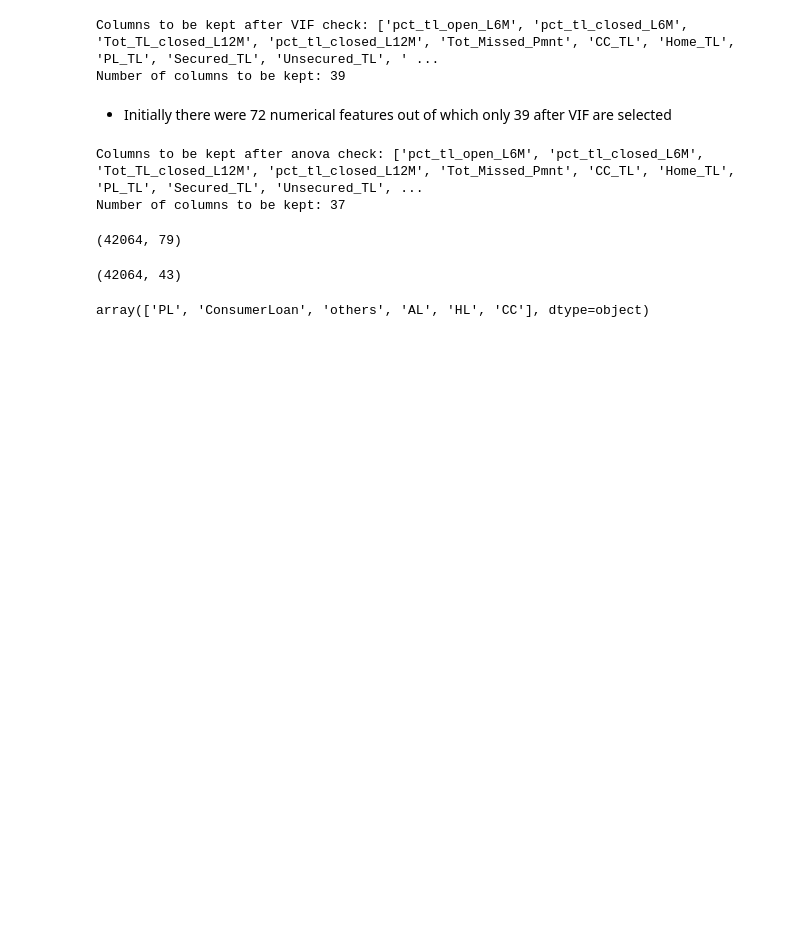
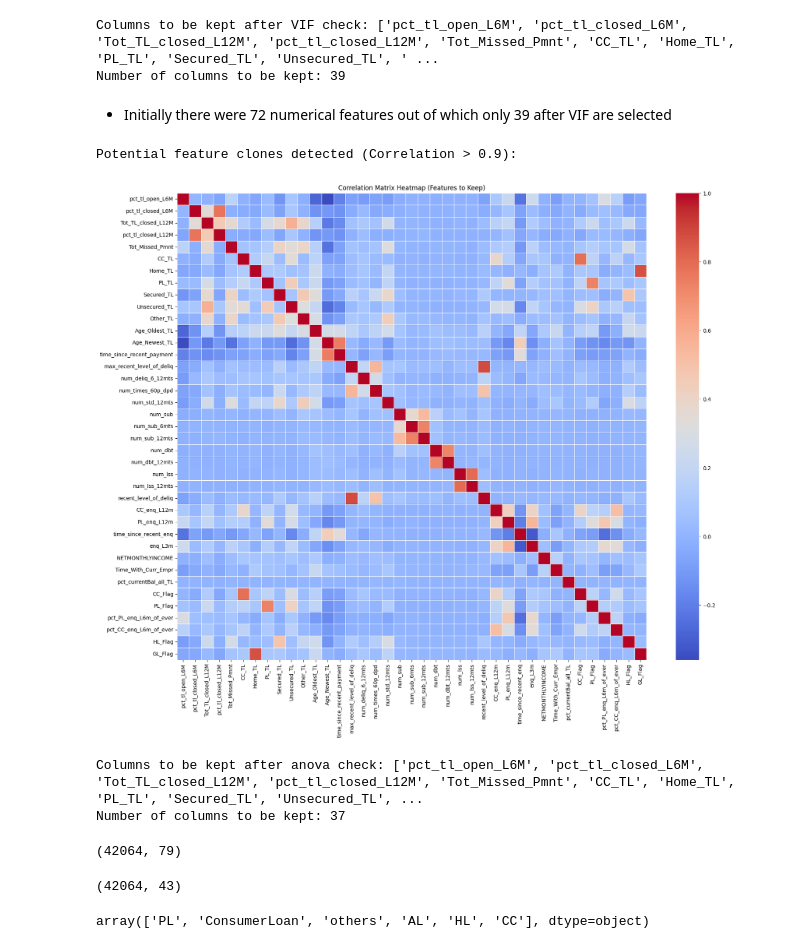
Before and after one commit to JagdishChavanWork/FraudPulse, a Jupyter notebook: notebooks/credit_risk/01_credit_risk.ipynb, the cells around one changed output. Cells and saved outputs as stored; diff of their text form; code cells hidden in the pictures; blank space fills up the shorter version.

```diff
--- a/notebooks/credit_risk/01_credit_risk.ipynb
+++ b/notebooks/credit_risk/01_credit_risk.ipynb
@@ -14,7 +44,9 @@ import os
 # %%
-#load datasets
-a1 = pd.read_excel("E:\FraudPulse\Data\credit_risk\case_study1.xlsx")
-a2 = pd.read_excel("E:\FraudPulse\Data\credit_risk\case_study2.xlsx")
+from pathlib import Path
+
+base_path = Path("E:/FraudPulse/data/raw/credit_risk")
+a1 = pd.read_excel(base_path / "case_study1.xlsx")
+a2 = pd.read_excel(base_path / "case_study2.xlsx")
 # %%
 #making copies of the datasets to work with
 df1 = a1.copy()
@@ -341,6 +619,34 @@ Columns to be kept after VIF check: ['pct_tl_open_L6M', 'pct_tl_closed_L6M', 'To
 Number of columns to be kept: 39
 # %% [markdown]
 * Initially there were 72  numerical features out of which only 39 after VIF are selected
+# %%
+import seaborn as sns
+import matplotlib.pyplot as plt
+
+# 1. Calculate the correlation matrix for the 39 remaining features
+corr_matrix = df[columns_to_be_kept].corr()
+
+# 2. Identify features with high correlation (> 0.9) to detect potential clones
+high_corr_pairs = []
+for i in range(len(corr_matrix.columns)):
+    for j in range(i):
+        if abs(corr_matrix.iloc[i, j]) > 0.9:
+            col_name = corr_matrix.columns[i]
+            pair_name = corr_matrix.columns[j]
+            high_corr_pairs.append((col_name, pair_name, corr_matrix.iloc[i, j]))
+
+print("Potential feature clones detected (Correlation > 0.9):")
+for pair in high_corr_pairs:
+    print(f"{pair[0]} and {pair[1]} -> Correlation: {pair[2]:.2f}")
+
+# 3. Visualization using Heatmap
+plt.figure(figsize=(20, 16))
+sns.heatmap(corr_matrix, cmap='coolwarm', annot=False, linewidths=0.5)
+plt.title("Correlation Matrix Heatmap (Features to Keep)")
+plt.show()
+# %% [output]
+Potential feature clones detected (Correlation > 0.9):
+[figure, added]
 # %%
  #check anova for column_to_be_kept
 from scipy.stats import f_oneway
```
Also changed, not shown: parts of 26 cells of this notebook, 38 other files.
